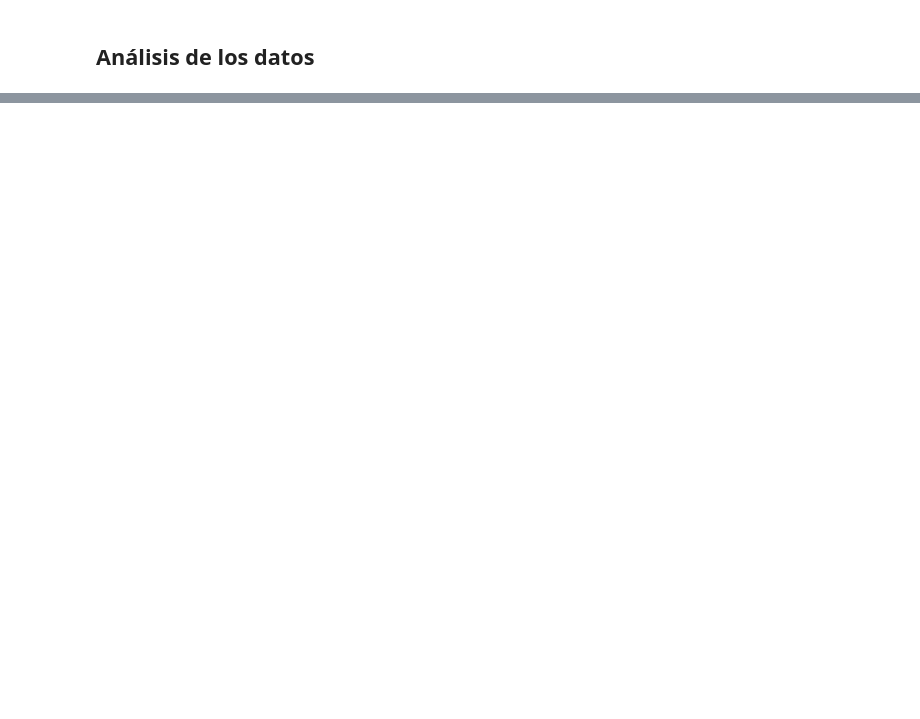
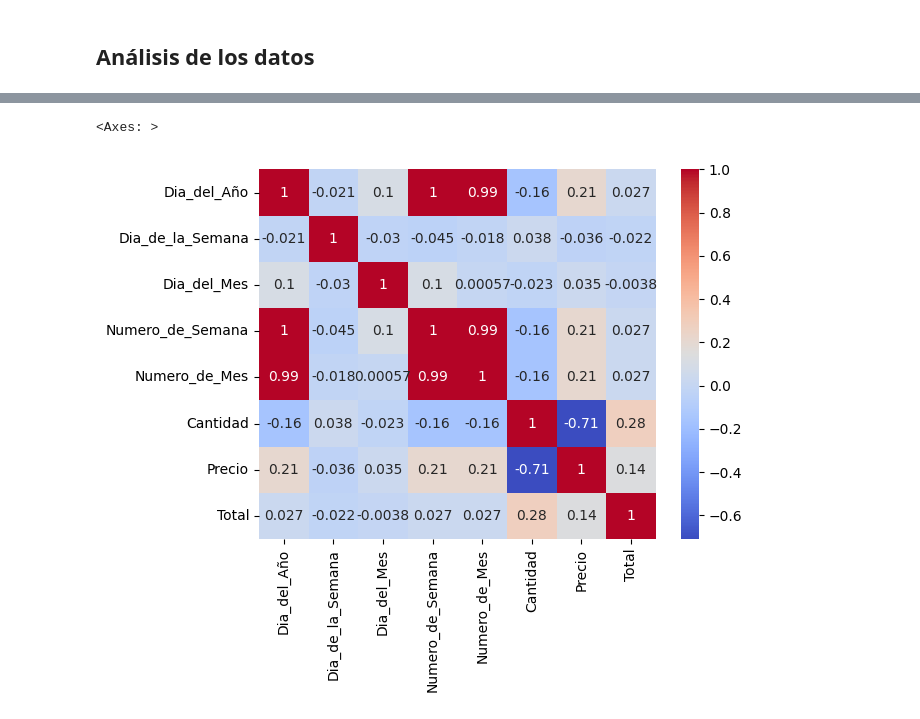
Before and after one commit to pipeyz21/minutaceci, a Jupyter notebook: apps/analisis_datos/notebooks/01_exploratorio_ingresos.ipynb, the cells around one changed output, grey strips where cells are left out. Drawn from its saved outputs; the diff is of its cells as text; code cells hidden in the pictures; blank space fills up the shorter version.

```diff
--- a/apps/analisis_datos/notebooks/01_exploratorio_ingresos.ipynb
+++ b/apps/analisis_datos/notebooks/01_exploratorio_ingresos.ipynb
@@ -66,0 +114,7 @@ df.describe()
+# %%
+matriz_corr = df_filtrado[['Dia_del_Año','Dia_de_la_Semana','Dia_del_Mes',
+                            'Numero_de_Semana','Numero_de_Mes','Cantidad','Precio','Total']].corr()
+sns.heatmap(matriz_corr, annot=True, cmap="coolwarm")
+# %% [output]
+<Axes: >
+[figure, added]
```
Also changed, not shown: parts of 24 cells of this notebook, 9 other files.
